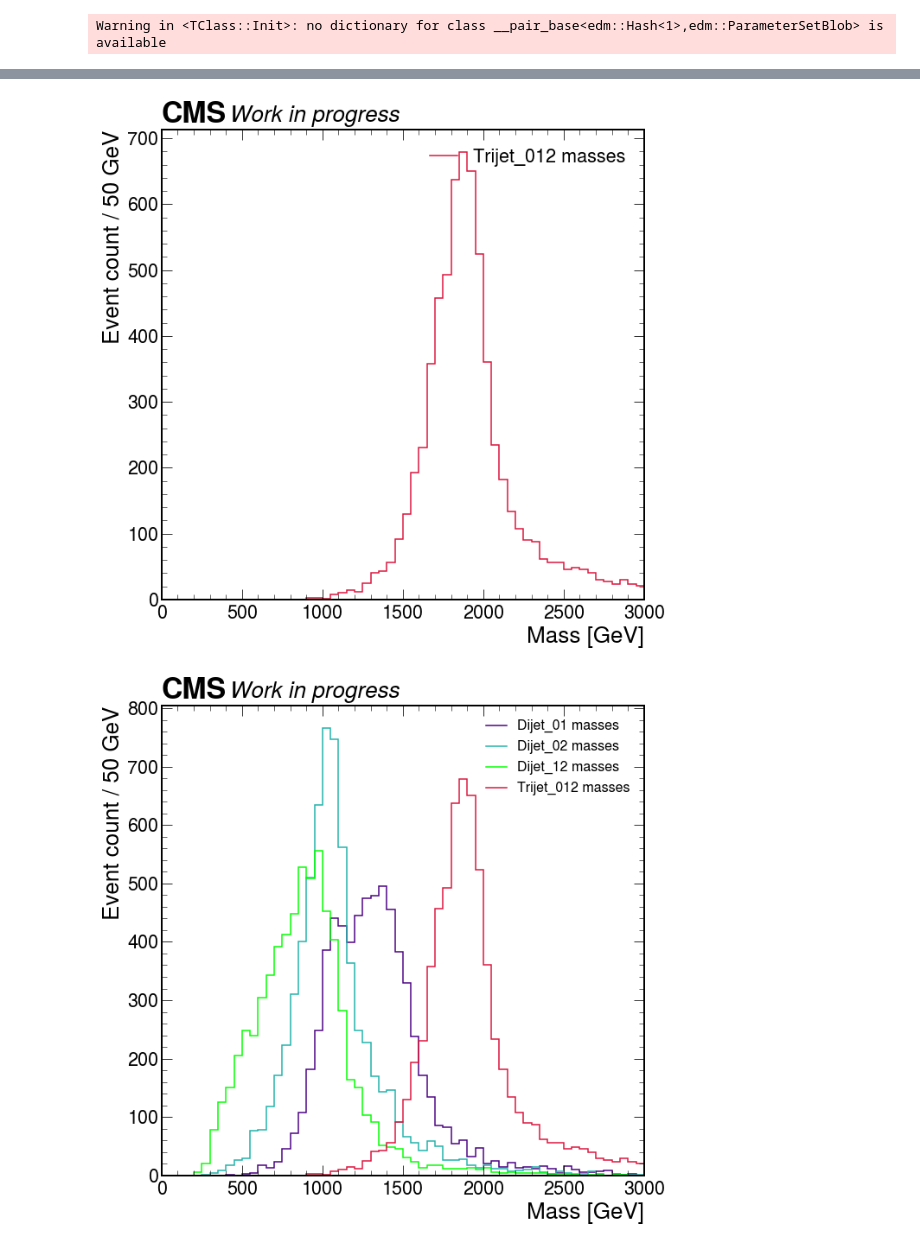
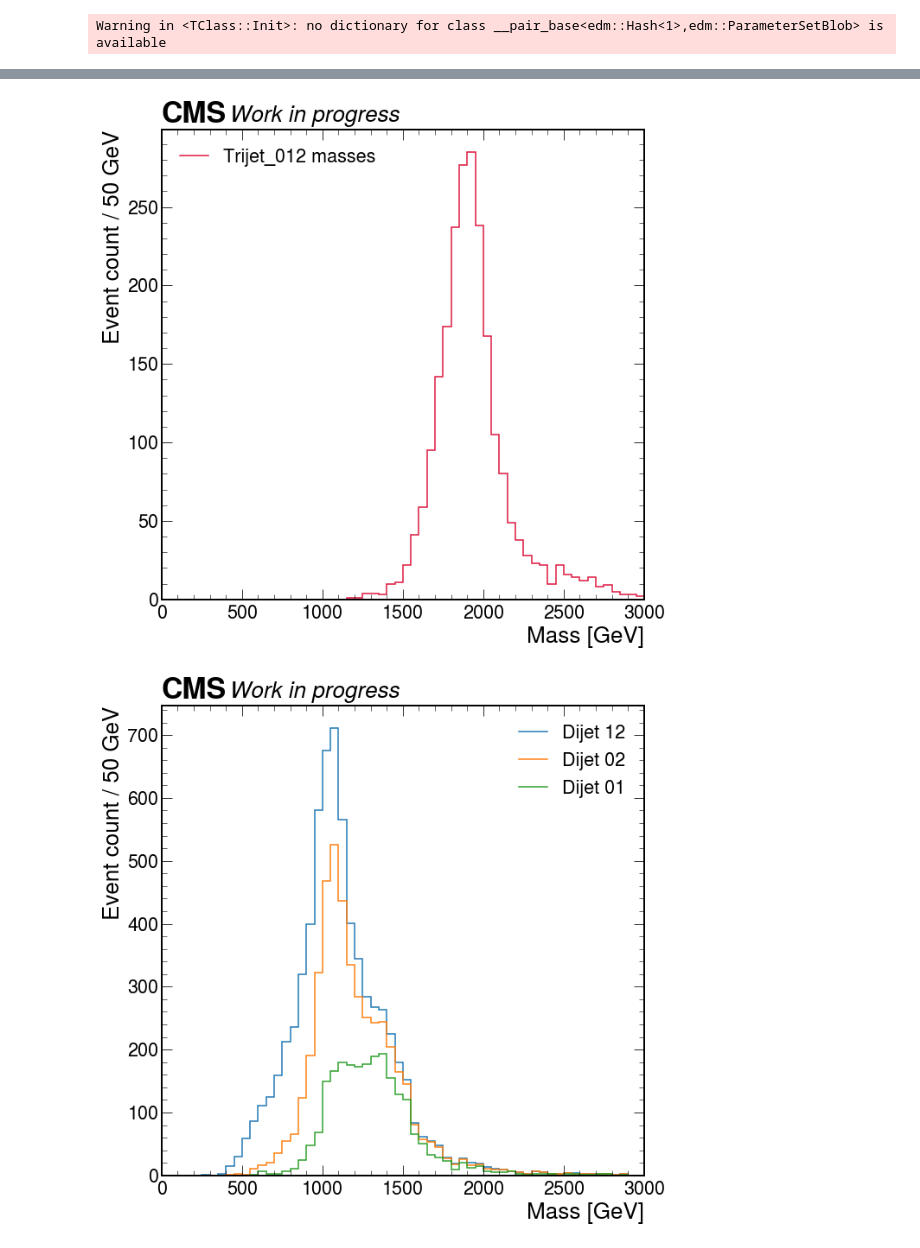
Before and after one commit to mroguljic/H3PO_Autumn, a Jupyter notebook: notebooks/evtLoopExample.ipynb, the cells around one changed output, grey strips where cells are left out. Saved outputs shown, nothing was run; the diff lists cells and outputs as text; code cells hidden in the pictures.

```diff
--- a/notebooks/evtLoopExample.ipynb
+++ b/notebooks/evtLoopExample.ipynb
@@ -15,9 +15,9 @@ tree = f.Get("Events")
 Warning in <TClass::Init>: no dictionary for class __pair_base<edm::Hash<1>,edm::ParameterSetBlob> is available
 # %%
 hDijet01Masses = r.TH1F("dijet01m","",60,0,3000)
-hDijet02Masses = r.TH1F("dijet01m","",60,0,3000)
-hDijet12Masses = r.TH1F("dijet01m","",60,0,3000)
-hTrijet012Masses = r.TH1F("dijet01m","",60,0,3000)
+hDijet02Masses = r.TH1F("dijet02m","",60,0,3000)
+hDijet12Masses = r.TH1F("dijet12m","",60,0,3000)
+hTrijet012Masses = r.TH1F("trijetm","",60,0,3000)
 
 nEvts = tree.GetEntriesFast()
 
@@ -33,9 +33,11 @@ for i in range(nEvts):
     phis    = tree.FatJet_phi
     masses  = tree.FatJet_msoftdrop
 
-    if   (pts[0] + pts[1] + pts[2] < 250 or
-    abs(etas[0] + etas[1] + etas[2]) > 2.5  or
-    masses[0] + masses[1] + masses[2] < 60)  :
+    jet0Flag = pts[0]>250 and abs(etas[0])<2.5 and masses[0]>60
+    jet1Flag = pts[1]>250 and abs(etas[1])<2.5 and masses[1]>60
+    jet2Flag = pts[2]>250 and abs(etas[2])<2.5 and masses[2]>60
+
+    if not (jet0Flag and jet1Flag and jet2Flag):
         continue
 
     jet0 = r.TLorentzVector()
@@ -130,45 +128,28 @@ hep.cms.text("Work in progress",loc=0)
 plt.ylabel("Event count / 50 GeV",horizontalalignment='right', y=1.0)
 plt.xlabel("Mass [GeV]",horizontalalignment='right', x=1.0)
 plt.xlim([0, 3000])
-plt.legend()
+plt.legend(loc='upper left')
 plt.savefig("Trijet_012 masses.png")
 # %% [output]
-[figure, old version]
+[figure, new version]
 # %%
 #all on one plot
 
 #dijet01
-counts, edges = hist2array(hDijet01Masses,return_edges=True)
+dijet01, edges = hist2array(hDijet01Masses,return_edges=True)
+dijet02, edges = hist2array(hDijet02Masses,return_edges=True)
+dijet12, edges = hist2array(hDijet12Masses,return_edges=True)
+
 edges = edges[0]
-hep.histplot(counts,edges,label="Dijet_01 masses", color = "indigo")
 
-#dijet02
-counts, edges = hist2array(hDijet02Masses,return_edges=True)
-edges = edges[0]
-hep.histplot(counts,edges,label="Dijet_02 masses", color="lightseagreen")
-
-
-#dijet12
-counts, edges = hist2array(hDijet12Masses,return_edges=True)
-edges = edges[0]
-hep.histplot(counts,edges,label="Dijet_12 masses", color="lime")
-
-
-#trijet
-plt.style.use([hep.style.CMS])
-counts, edges = hist2array(hTrijet012Masses,return_edges=True)
-edges = edges[0]
-hep.histplot(counts,edges,label="Trijet_012 masses", color = "crimson")
-
-
-
+hep.histplot([dijet01,dijet02,dijet12],edges,label=["Dijet 01","Dijet 02","Dijet 12"],stack=True)
 
 hep.cms.text("Work in progress",loc=0)
 plt.ylabel("Event count / 50 GeV",horizontalalignment='right', y=1.0)
 plt.xlabel("Mass [GeV]",horizontalalignment='right', x=1.0)
 plt.xlim([0, 3000])
-plt.legend(prop={'size': 16})
+plt.legend(loc='best')
 
 plt.savefig("All_jets.png")
 # %% [output]
-[figure, old version]
+[figure, new version]
```
Also changed, not shown: parts of 4 cells of this notebook, 5 other files.
